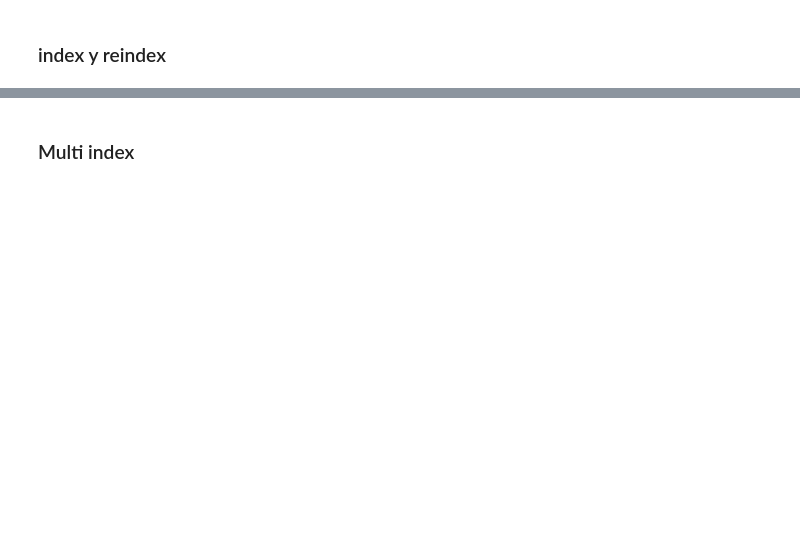
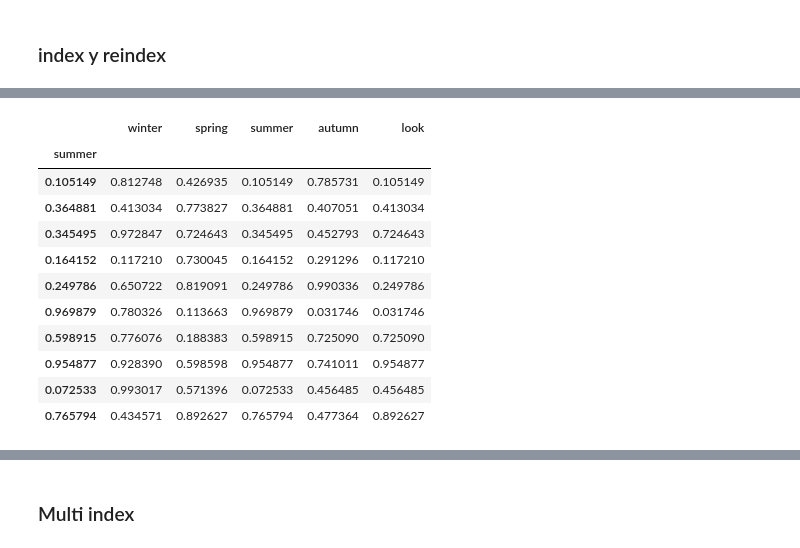
Before and after one commit to Ironhack-Data-Madrid-Octubre-2023/apuntes_clase, a Jupyter notebook: semana_2/2.1 - Pandas Deepdive.ipynb, the cells around one changed output, grey strips where cells are left out. Saved outputs shown, nothing was run; the diff lists cells and outputs as text; code cells hidden in the pictures; blank space fills up the shorter version.

```diff
--- a/semana_2/2.1 - Pandas Deepdive.ipynb
+++ b/semana_2/2.1 - Pandas Deepdive.ipynb
@@ -1384,0 +1969,4 @@ pandas.pivot_table(data, values=None, index=None, columns=None, aggfunc='mean',
+# %%
+seasons['look'] = seasons.lookup(seasons.index, look_lst)
+
+seasons
@@ -1386,0 +1991,4 @@ pandas.pivot_table(data, values=None, index=None, columns=None, aggfunc='mean',
+# %%
+seasons.index = pd.RangeIndex(start=0, stop=20, step=2)
+
+seasons
@@ -1386,0 +2007,4 @@ pandas.pivot_table(data, values=None, index=None, columns=None, aggfunc='mean',
+# %%
+seasons.index = range(10)
+
+seasons
@@ -1386,0 +2023,4 @@ pandas.pivot_table(data, values=None, index=None, columns=None, aggfunc='mean',
+# %%
+seasons.index = range(seasons.shape[0])
+
+seasons
@@ -1386,0 +2039,17 @@ pandas.pivot_table(data, values=None, index=None, columns=None, aggfunc='mean',
+# %%
+seasons.index = seasons.summer
+
+seasons
+# %% [output]
+|  | winter | spring | summer | autumn | look |
+| summer |  |  |  |  |  |
+| 0.105149 | 0.812748 | 0.426935 | 0.105149 | 0.785731 | 0.105149 |
+| 0.364881 | 0.413034 | 0.773827 | 0.364881 | 0.407051 | 0.413034 |
+| 0.345495 | 0.972847 | 0.724643 | 0.345495 | 0.452793 | 0.724643 |
+| 0.164152 | 0.117210 | 0.730045 | 0.164152 | 0.291296 | 0.117210 |
+| 0.249786 | 0.650722 | 0.819091 | 0.249786 | 0.990336 | 0.249786 |
+| 0.969879 | 0.780326 | 0.113663 | 0.969879 | 0.031746 | 0.031746 |
+| 0.598915 | 0.776076 | 0.188383 | 0.598915 | 0.725090 | 0.725090 |
+| 0.954877 | 0.928390 | 0.598598 | 0.954877 | 0.741011 | 0.954877 |
+| 0.072533 | 0.993017 | 0.571396 | 0.072533 | 0.456485 | 0.456485 |
+| 0.765794 | 0.434571 | 0.892627 | 0.765794 | 0.477364 | 0.892627 |
```
Also changed, not shown: parts of 81 cells of this notebook, 4 other files.
